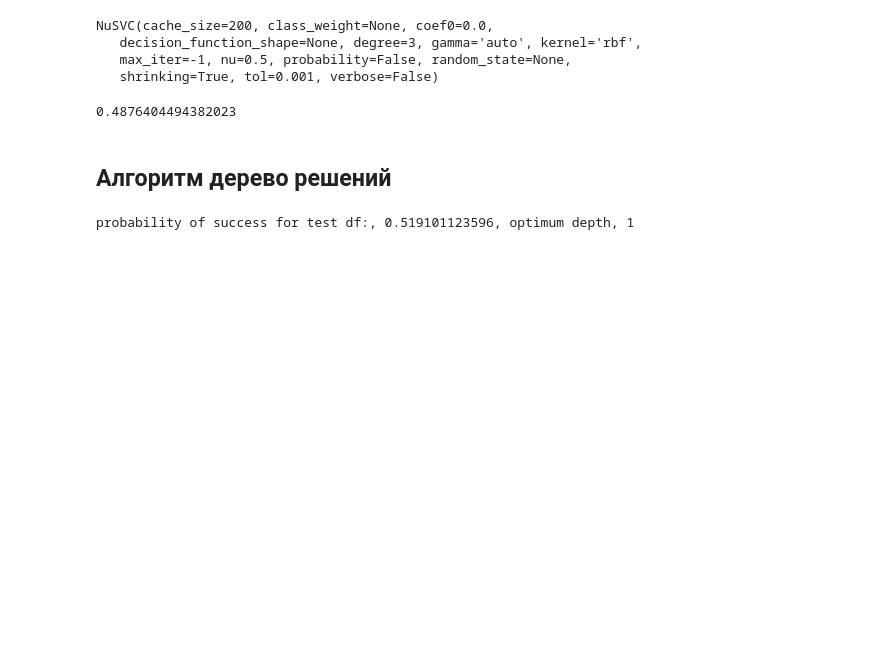
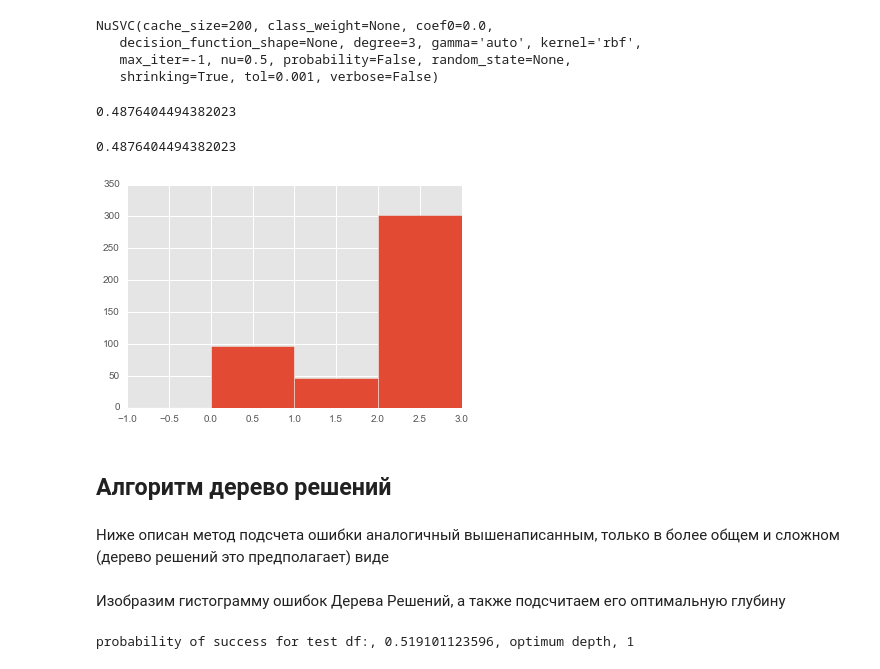
Before and after one commit to gracheslav/hse-project, a Jupyter notebook: ProjectFootball.ipynb, the cells around one changed output. Drawn from its saved outputs; the diff is of its cells as text; code cells hidden in the pictures; blank space fills up the shorter version.

```diff
--- a/ProjectFootball.ipynb
+++ b/ProjectFootball.ipynb
@@ -430,10 +518,29 @@ for i in range(len(testscore)):
 print(1-test_error/len(testscore))
 # %% [output]
 0.4876404494382023
+# %%
+clf_nu = svm.NuSVC()
+clf_nu.fit(X_train, Y)
+x = clf_nu.predict(X_test)
+plt.hist(x, bins=[-1, 0, 1, 2, 3])
+
+check_nu = 0
+for j in range(len(X_test)):
+        if x[j] != test1.FTR.values[j]:
+            check_nu += 1
+        else:
+            pass
+check_nu = 1 - check_nu/len(X_test)
+check_nu
+# %% [output]
+0.4876404494382023
+[figure, added]
 # %% [markdown]
 ## Алгоритм дерево решений
 # %%
 from sklearn import tree
+# %% [markdown]
+Ниже описан метод подсчета ошибки аналогичный вышенаписанным, только в более общем и сложном (дерево решений это предполагает) виде
 # %%
 devtest = []
 devtrain = []
@@ -454,6 +561,8 @@ for i in range(1,41):
     b = 1-b/len(train1)
     devtest.append(a)
     devtrain.append(b)
+# %% [markdown]
+Изобразим гистограмму ошибок Дерева Решений, а также подсчитаем его оптимальную глубину
 # %%
 import matplotlib.pyplot as plt
 plt.style.use('ggplot')
```
Also changed, not shown: parts of 88 cells of this notebook, 3 other files.
